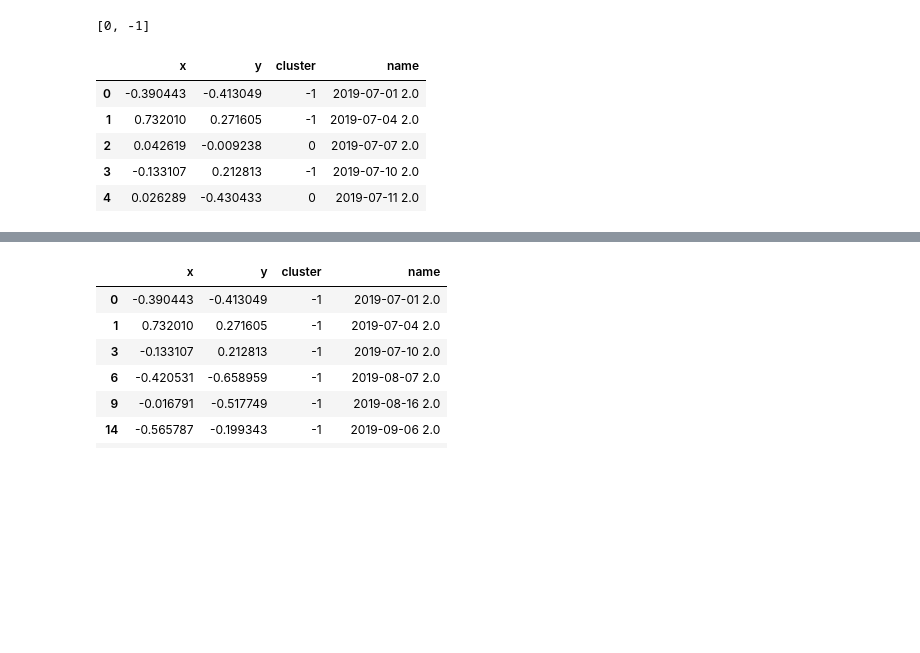
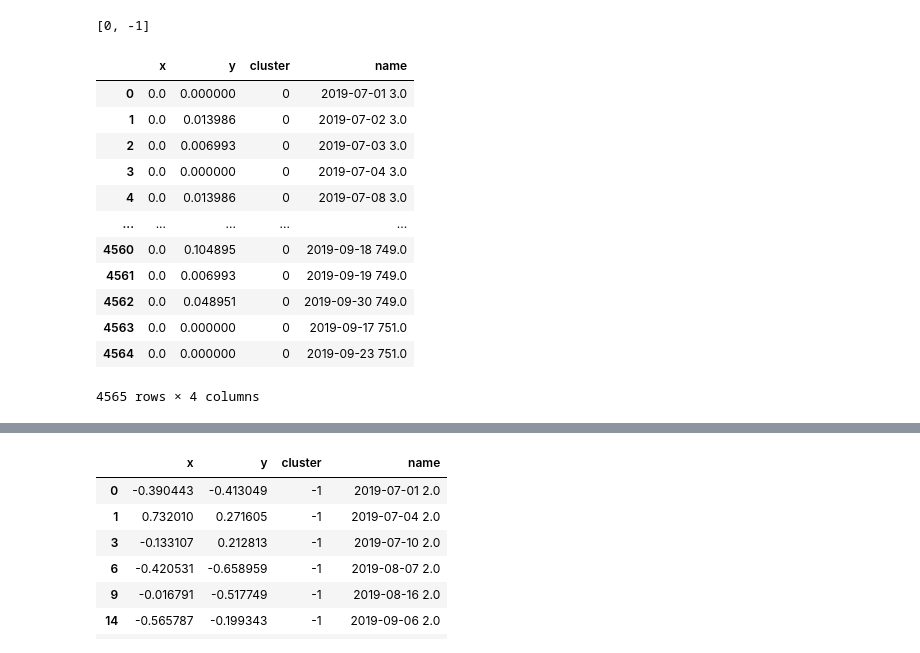
Before and after one commit to TadSas/UBA, a Jupyter notebook: Modeling.ipynb, the cells around one changed output, grey strips where cells are left out. Cells and saved outputs as stored; diff of their text form; code cells hidden in the pictures; blank space fills up the shorter version.

```diff
--- a/Modeling.ipynb
+++ b/Modeling.ipynb
@@ -685,6 +663,6 @@ Q4_2020_features = Q4_2020[Q4_2020[['download_task_files', 'auth_confirm_caution
 # %%
-users = list(map(lambda i: i[0] + ' ' + str(i[1]), zip(Q3_2019_features['at'].tolist(), Q3_2019_features['account'].tolist())))
+users = list(map(lambda i: i[0] + ' ' + str(i[1]), zip(Q2_2020_features['at'].tolist(), Q2_2020_features['account'].tolist())))
 # %%
 # users
 # %%
-Q4_2020_features = Q4_2020_features[['download_task_files', 'auth_confirm_caution', 'remove_inform']]
+Q2_2020_features = Q2_2020_features[['download_task_file', 'remove_inform']]
@@ -703,8 +669,9 @@ dtype: float64
 # %%
-x = Q3_2019_features.values
+x = Q2_2020_features.values
 scaler = preprocessing.MinMaxScaler()
 x_scaled = scaler.fit_transform(x)
 X_norm = pd.DataFrame(x_scaled)
+reduced = X_norm
 # %%
 pca = PCA(n_components = 2)
 reduced = pd.DataFrame(pca.fit_transform(X_norm))
@@ -735,3 +767,9 @@ db_clusters = db.fit_predict(reduced)
+# %%
+# train the model using DBSCAN
+db = DBSCAN(eps=0.014, min_samples=4)
+
+# prediction for dbscan clusters
+db_clusters = db.fit_predict(reduced)
 # %%
 list(set(db_clusters))
 # %% [output]
@@ -739,12 +777,19 @@ list(set(db_clusters))
 # %%
 reduced['cluster'] = db_clusters
 reduced['user'] = users
 reduced.columns = ['x', 'y', 'cluster', 'name']
-reduced.head()
+reduced
 # %% [output]
 |  | x | y | cluster | name |
-| 0 | -0.390443 | -0.413049 | -1 | 2019-07-01 2.0 |
-| 1 | 0.732010 | 0.271605 | -1 | 2019-07-04 2.0 |
-| 2 | 0.042619 | -0.009238 | 0 | 2019-07-07 2.0 |
-| 3 | -0.133107 | 0.212813 | -1 | 2019-07-10 2.0 |
-| 4 | 0.026289 | -0.430433 | 0 | 2019-07-11 2.0 |
+| 0 | 0.0 | 0.000000 | 0 | 2019-07-01 3.0 |
+| 1 | 0.0 | 0.013986 | 0 | 2019-07-02 3.0 |
+| 2 | 0.0 | 0.006993 | 0 | 2019-07-03 3.0 |
+| 3 | 0.0 | 0.000000 | 0 | 2019-07-04 3.0 |
+| 4 | 0.0 | 0.013986 | 0 | 2019-07-08 3.0 |
+| ... | ... | ... | ... | ... |
+| 4560 | 0.0 | 0.104895 | 0 | 2019-09-18 749.0 |
+| 4561 | 0.0 | 0.006993 | 0 | 2019-09-19 749.0 |
+| 4562 | 0.0 | 0.048951 | 0 | 2019-09-30 749.0 |
+| 4563 | 0.0 | 0.000000 | 0 | 2019-09-17 751.0 |
+| 4564 | 0.0 | 0.000000 | 0 | 2019-09-23 751.0 |
+4565 rows × 4 columns
```
Also changed, not shown: parts of 17 cells of this notebook, 1 other file.
